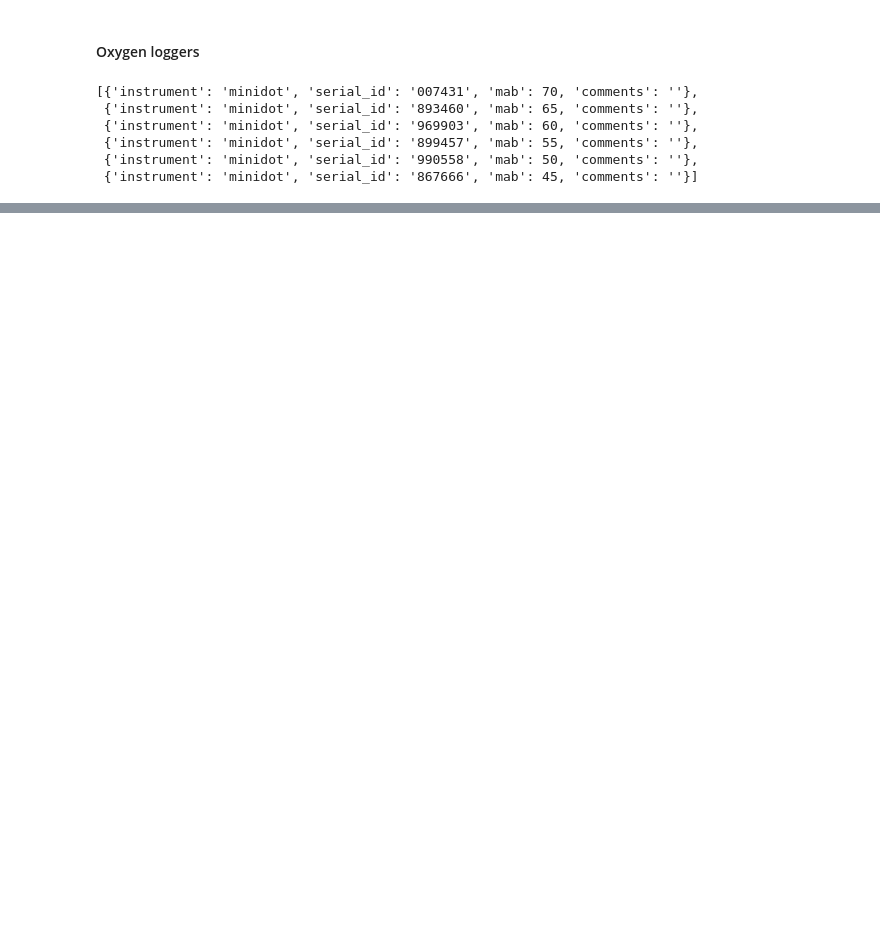
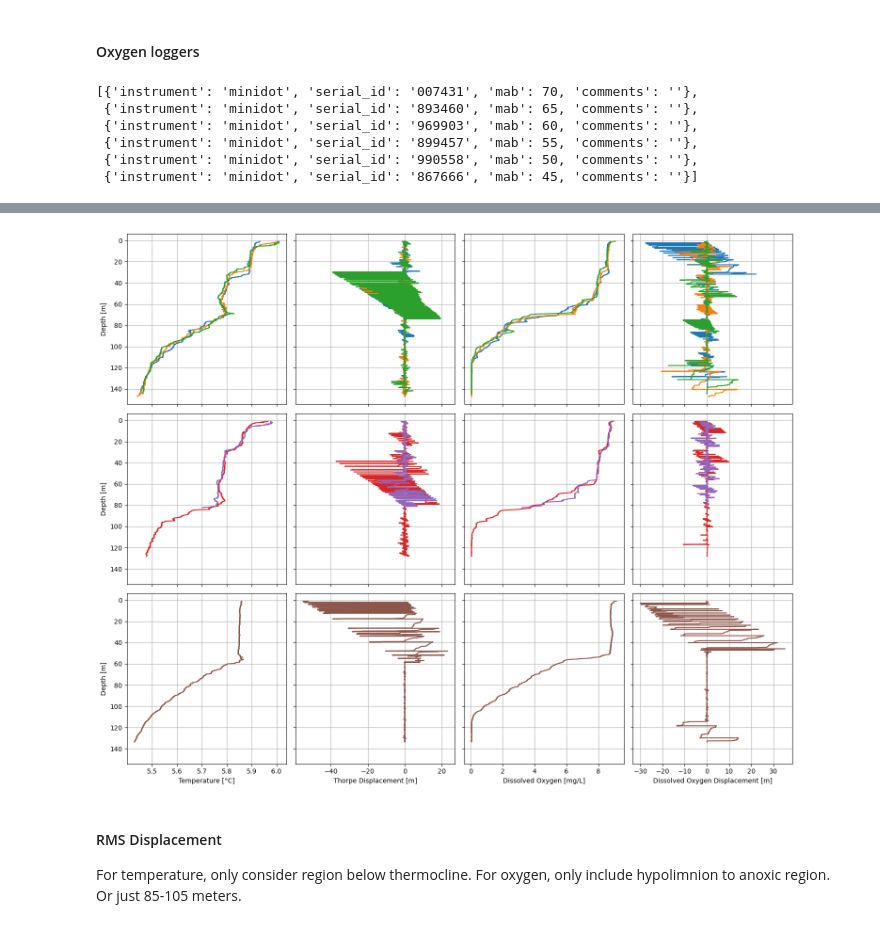
Before and after one commit to hherrema/eawag, a Jupyter notebook: presentations/osm/osm_2026.ipynb, the cells around one changed output, grey strips where cells are left out. Cells and saved outputs as stored; diff of their text form; code cells hidden in the pictures; blank space fills up the shorter version.

```diff
--- a/presentations/osm/osm_2026.ipynb
+++ b/presentations/osm/osm_2026.ipynb
@@ -268,0 +260,42 @@ sns.lineplot(df_do, x='time', y='d_oxygen_conc', hue='depth')
+# %%
+fig, ax = plt.subplots(nrows=3, ncols=4, figsize=(15, 12), sharey=True, sharex='col')
+palette = sns.color_palette('tab10', n_colors=6)
+
+# VMPC
+sns.lineplot(data.query("name == 'VMPC'"), x='temp', y='depth', orient='y', hue='time', palette=palette[:3], ax=ax[0, 0], legend=False)
+sns.lineplot(data.query("name == 'VMPC'"), x='thorpe_displacement', y='depth', orient='y', hue='time', palette=palette[:3], ax=ax[0, 1], legend=False)
+sns.lineplot(data.query("name == 'VMPC'"), x='do', y='depth', orient='y', hue='time', palette=palette[:3], ax=ax[0, 2], legend=False)
+sns.lineplot(data.query("name == 'VMPC'"), x='do_displacement', y='depth', orient='y', palette=palette[:3], hue='time', ax=ax[0, 3], legend=False)
+
+# VMPW
+sns.lineplot(data.query("name == 'VMPW'"), x='temp', y='depth', orient='y', hue='time', palette=palette[3:5], ax=ax[1, 0], legend=False)
+sns.lineplot(data.query("name == 'VMPW'"), x='thorpe_displacement', y='depth', orient='y', hue='time', palette=palette[3:5], ax=ax[1, 1], legend=False)
+sns.lineplot(data.query("name == 'VMPW'"), x='do', y='depth', orient='y', hue='time', palette=palette[3:5], ax=ax[1, 2], legend=False)
+sns.lineplot(data.query("name == 'VMPW'"), x='do_displacement', y='depth', orient='y', hue='time', palette=palette[3:5], ax=ax[1, 3], legend=False)
+
+# VMPS
+sns.lineplot(data.query("name == 'VMPS'"), x='temp', y='depth', orient='y', color=palette[-1], ax=ax[2, 0])
+sns.lineplot(data.query("name == 'VMPS'"), x='thorpe_displacement', y='depth', orient='y', color=palette[-1], ax=ax[2, 1])
+sns.lineplot(data.query("name == 'VMPS'"), x='do', y='depth', orient='y', color=palette[-1], ax=ax[2, 2])
+sns.lineplot(data.query("name == 'VMPS'"), x='do_displacement', y='depth', orient='y', color=palette[-1], ax=ax[2, 3])
+
+for i in range(ax.shape[0]):
+    ax[i, 0].set_ylabel('Depth [m]')
+    for j in range(ax.shape[1]):
+        ax[i, j].grid(True)
+
+ax[2, 0].set_xlabel('Temperature [°C]')
+ax[2, 1].set_xlabel('Thorpe Displacement [m]')
+ax[2, 2].set_xlabel('Dissolved Oxygen [mg/L]')
+ax[2, 3].set_xlabel('Dissolved Oxygen Displacement [m]')
+
+ax[0,0].invert_yaxis()
+
+plt.tight_layout()
+plt.show()
+# %% [output]
+[figure, added]
+# %% [markdown]
+#### RMS Displacement
+
+For temperature, only consider region below thermocline.  For oxygen, only include hypolimnion to anoxic region.  Or just 85-105 meters.
```
Also changed, not shown: parts of 28 cells of this notebook, 4 other files.
